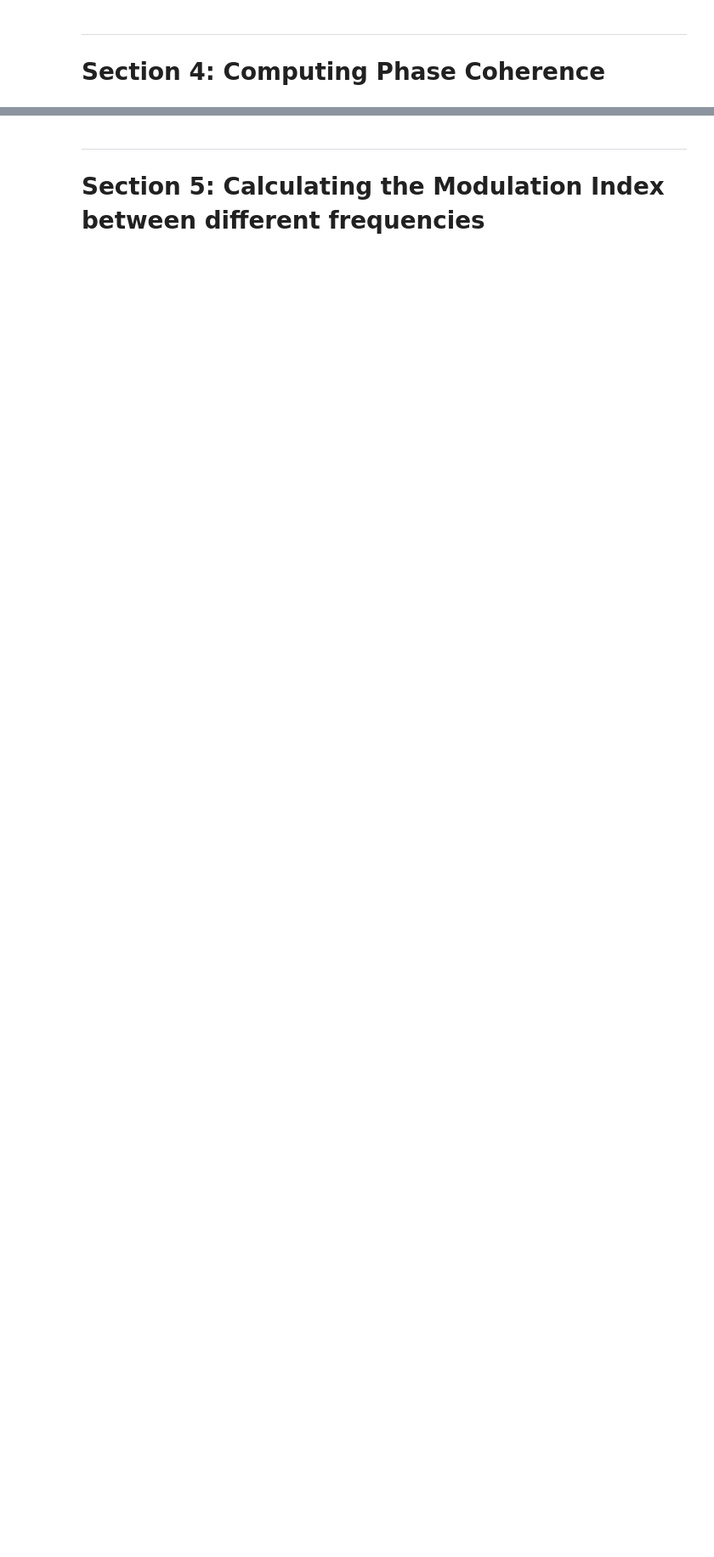
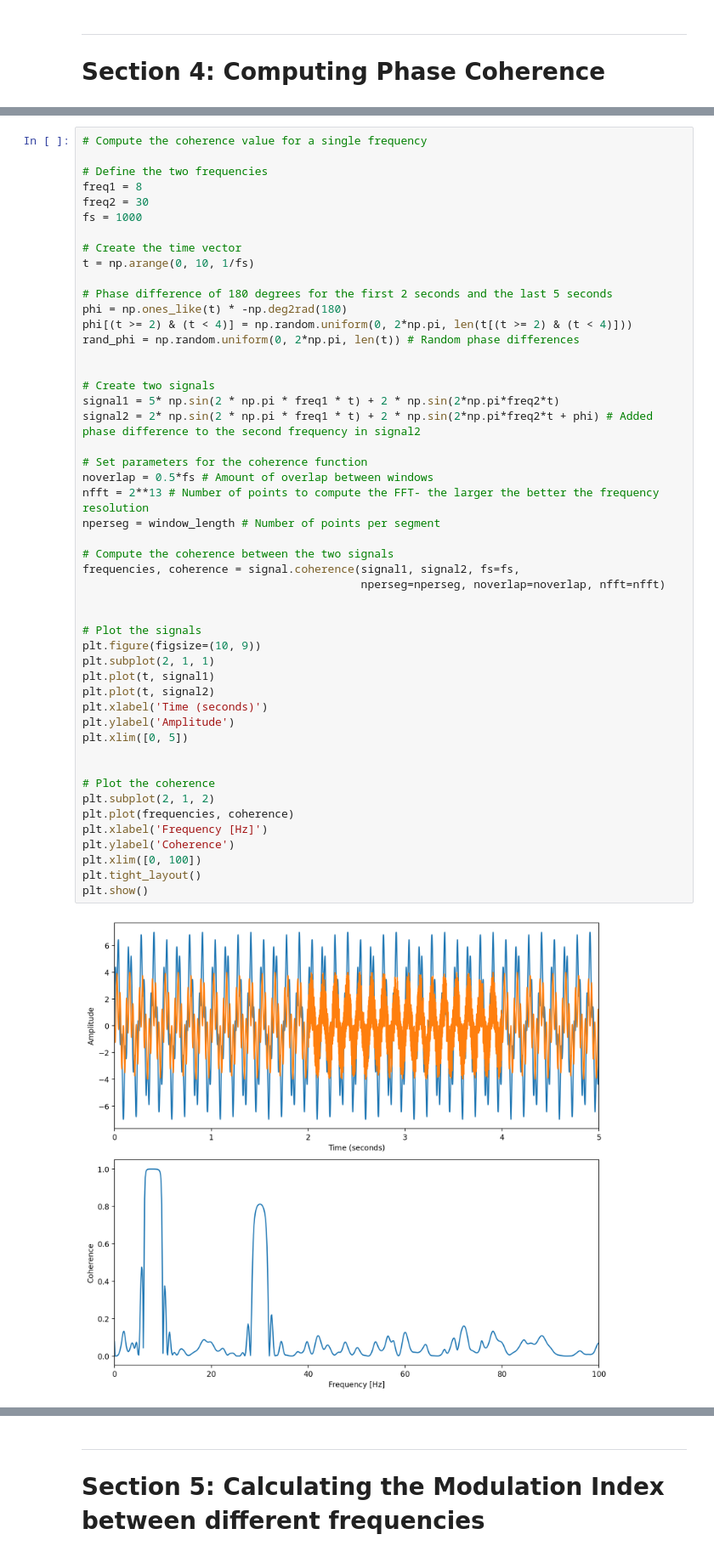
Before and after one commit to lucaase/LFP-analysis-HS, a Jupyter notebook: Course-Notebook.ipynb, the cells around one changed output, grey strips where cells are left out. Shown at 85% size. Saved outputs shown, nothing was run; the diff lists cells and outputs as text; blank space fills up the shorter version.

```diff
--- a/Course-Notebook.ipynb
+++ b/Course-Notebook.ipynb
@@ -637,0 +703,51 @@ plt.show()
+# %%
+# Compute the coherence value for a single frequency
+
+# Define the two frequencies
+freq1 = 8
+freq2 = 30
+fs = 1000
+
+# Create the time vector
+t = np.arange(0, 10, 1/fs)
+
+# Phase difference of 180 degrees for the first 2 seconds and the last 5 seconds
+phi = np.ones_like(t) * -np.deg2rad(180)
+phi[(t >= 2) & (t < 4)] = np.random.uniform(0, 2*np.pi, len(t[(t >= 2) & (t < 4)]))
+rand_phi = np.random.uniform(0, 2*np.pi, len(t)) # Random phase differences
+
+
+# Create two signals
+signal1 = 5* np.sin(2 * np.pi * freq1 * t) + 2 * np.sin(2*np.pi*freq2*t)
+signal2 = 2* np.sin(2 * np.pi * freq1 * t) + 2 * np.sin(2*np.pi*freq2*t + phi) # Added phase difference to the second frequency in signal2
+
+# Set parameters for the coherence function
+noverlap = 0.5*fs # Amount of overlap between windows
+nfft = 2**13 # Number of points to compute the FFT- the larger the better the frequency resolution
+nperseg = window_length # Number of points per segment
+
+# Compute the coherence between the two signals
+frequencies, coherence = signal.coherence(signal1, signal2, fs=fs,
+                                          nperseg=nperseg, noverlap=noverlap, nfft=nfft)
+
+
+# Plot the signals
+plt.figure(figsize=(10, 9))
+plt.subplot(2, 1, 1)
+plt.plot(t, signal1)
+plt.plot(t, signal2)
+plt.xlabel('Time (seconds)')
+plt.ylabel('Amplitude')
+plt.xlim([0, 5])
+
+
+# Plot the coherence
+plt.subplot(2, 1, 2)
+plt.plot(frequencies, coherence)
+plt.xlabel('Frequency [Hz]')
+plt.ylabel('Coherence')
+plt.xlim([0, 100])
+plt.tight_layout()
+plt.show()
+# %% [output]
+[figure, added]
```
Also changed, not shown: parts of 15 cells of this notebook.
